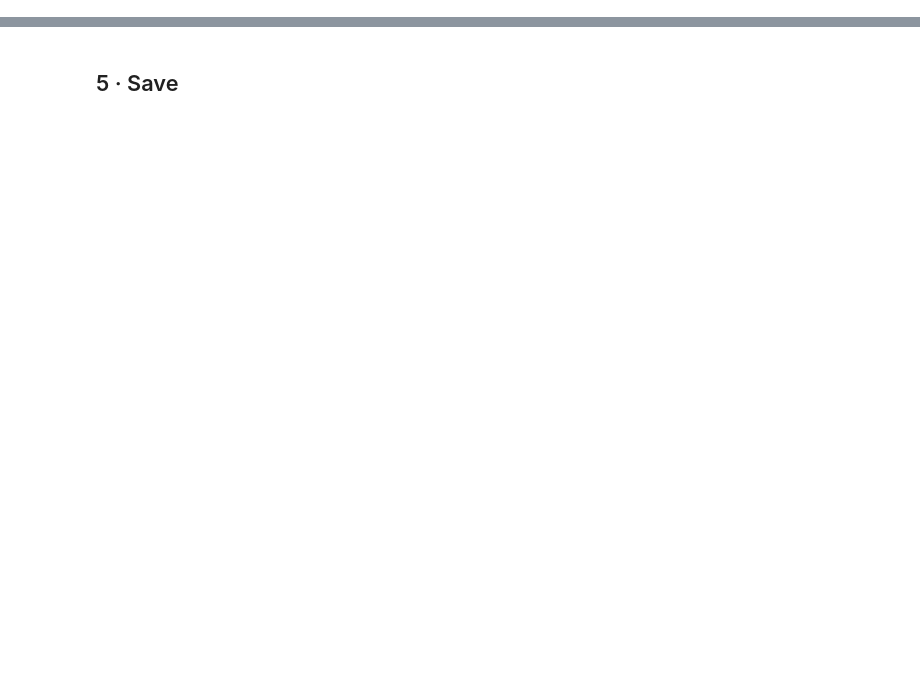
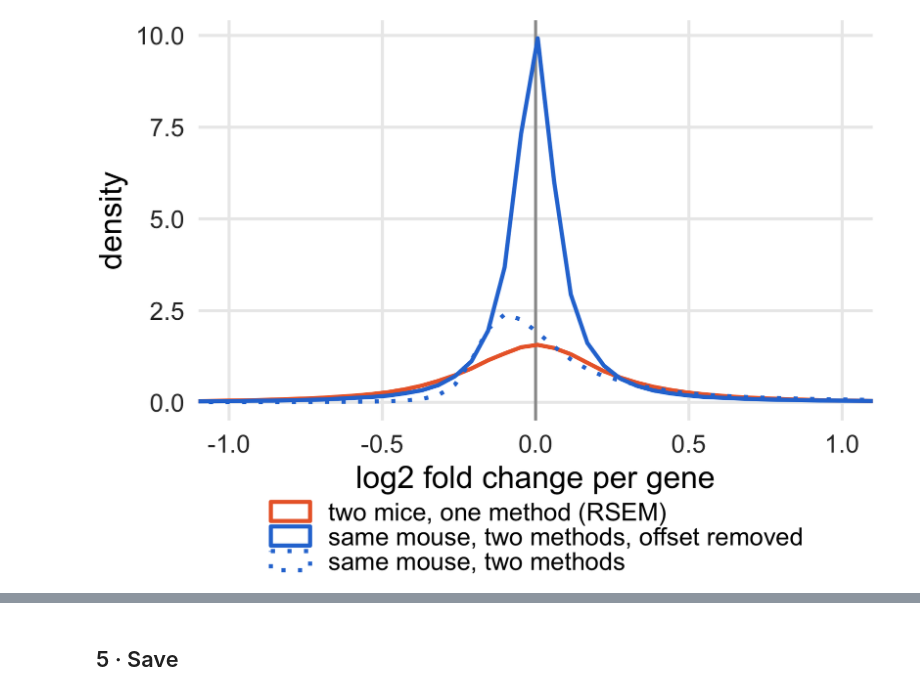
Before and after one commit to Jeffateth/RNAseq_aging, a Jupyter notebook: notebooks/04_compare_methods.ipynb, the cells around one changed output, grey strips where cells are left out. Drawn from its saved outputs; the diff is of its cells as text; code cells hidden in the pictures; blank space fills up the shorter version.

```diff
--- a/notebooks/04_compare_methods.ipynb
+++ b/notebooks/04_compare_methods.ipynb
@@ -170,0 +33,7 @@ A tibble: 2 × 14
+# %%
+v <- tpm_variation(txi$abundance[ids, ], rsem$abundance[ids, ], samples)
+var_tab <- tpm_variation_table(v)   # saved in §5
+options(repr.plot.width = 14, repr.plot.height = 10)
+tpm_variation_plot(v)
+# %% [output]
+[figure, added]
```
Also changed, not shown: parts of 36 cells of this notebook, 37 other files.
